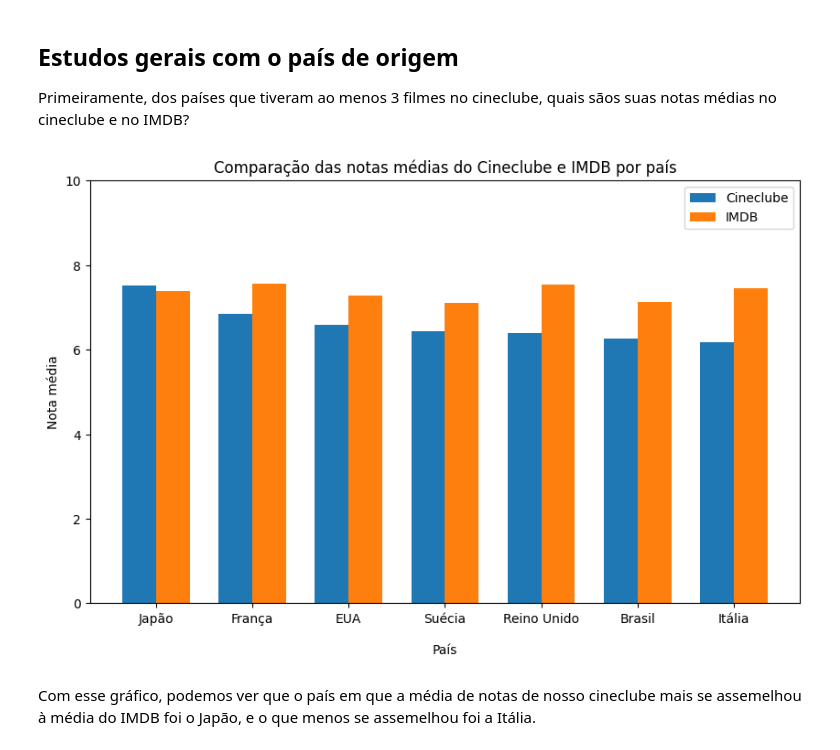
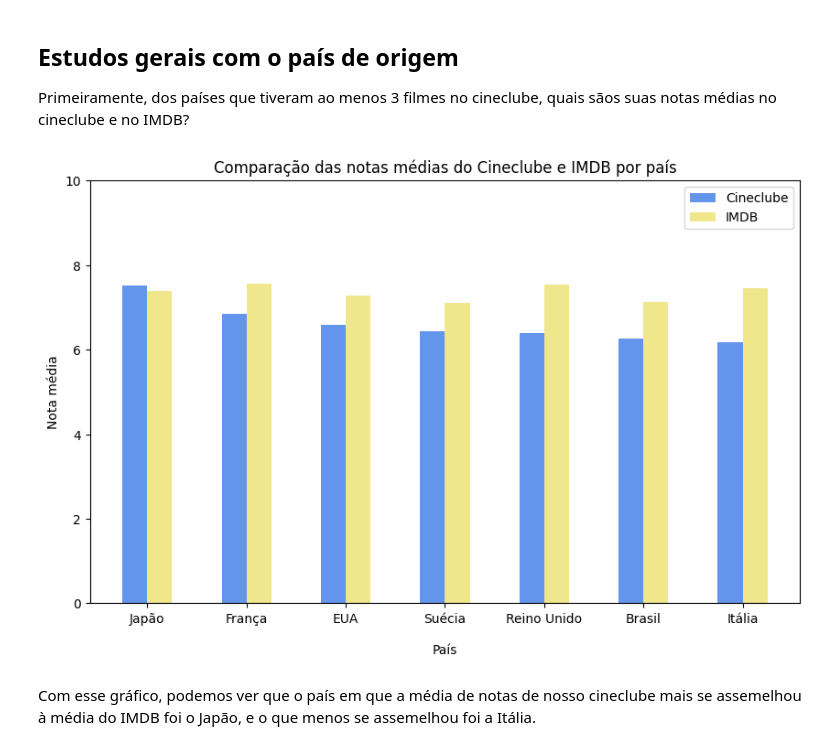
Before and after one commit to feliperost/cineclube, a Jupyter notebook: Cineclube_teste.ipynb, the cells around one changed output. Cells and saved outputs as stored; diff of their text form; code cells hidden in the pictures.

```diff
--- a/Cineclube_teste.ipynb
+++ b/Cineclube_teste.ipynb
@@ -481,24 +486,24 @@ Primeiramente, dos países que tiveram ao menos 3 filmes no cineclube, quais sã
 # %%
 # filtrando e selecionando os países com pelo menos 3 filmes, e ordenando-os de acordo com a média no cineclube
 df_filtrado = df.groupby('País').filter(lambda x: len(x) >= 3)
 df_pais = df_filtrado.groupby('País')[['nota média cineclube', 'Nota IMDB']].mean().sort_values(by='nota média cineclube', ascending=False)
 
-largura_barra = 0.35
+largura_barra = 0.25
 posicoes = np.arange(len(df_pais.index))
 
 plt.figure(figsize=(10, 6))
-plt.bar(posicoes - largura_barra / 2, df_pais['nota média cineclube'], largura_barra, label='Cineclube')
-plt.bar(posicoes + largura_barra / 2, df_pais['Nota IMDB'], largura_barra, label='IMDB')
+plt.bar(posicoes - largura_barra / 2, df_pais['nota média cineclube'], largura_barra, label='Cineclube', color='cornflowerblue')
+plt.bar(posicoes + largura_barra / 2, df_pais['Nota IMDB'], largura_barra, label='IMDB', color='khaki')
 
 plt.title('Comparação das notas médias do Cineclube e IMDB por país')
 plt.ylim(0, 10)
 plt.xlabel('País', labelpad=15)
 plt.ylabel('Nota média')
 plt.xticks(posicoes, df_pais.index, rotation=0)
 plt.legend()
 plt.show()
 # %% [output]
-[figure, old version]
+[figure, new version]
 # %% [markdown]
 Com esse gráfico, podemos ver que o país em que a média de notas de nosso cineclube mais se assemelhou à média do IMDB foi o Japão, e o que menos se assemelhou foi a Itália.
 # %% [markdown]
```
Also changed, not shown: parts of 10 cells of this notebook.
